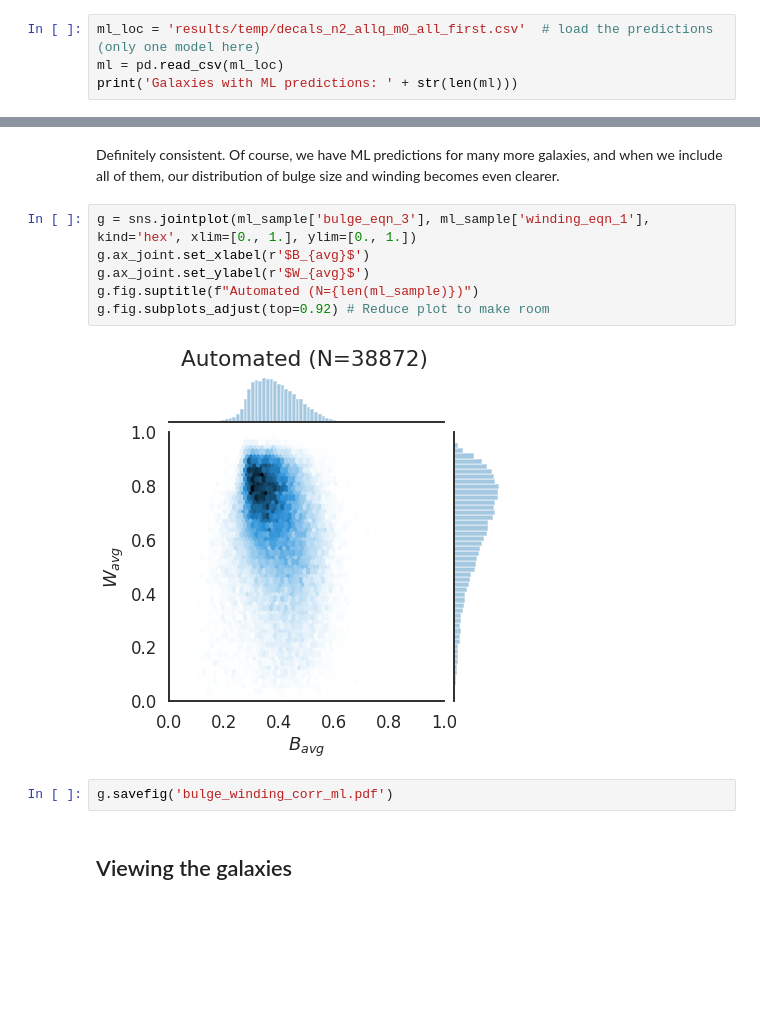
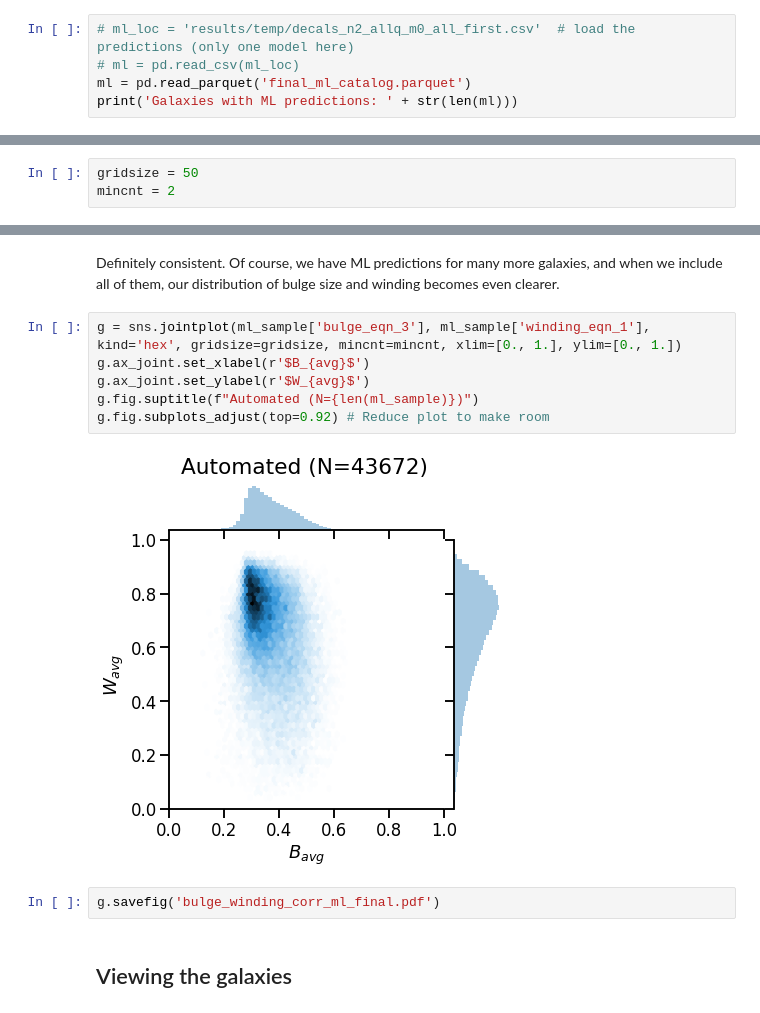
Before and after one commit to colinleach/zoobot, a Jupyter notebook: notebooks/catalogs/gz_demo.ipynb, the cells around one changed output, grey strips where cells are left out. Drawn from its saved outputs; the diff is of its cells as text; blank space fills up the shorter version.

```diff
--- a/notebooks/catalogs/gz_demo.ipynb
+++ b/notebooks/catalogs/gz_demo.ipynb
@@ -183,7 +186,8 @@ Let's see how to load and use the ML predictions, and then compare with the volu
 # %% [markdown]
 Load the ML predictions as a DataFrame:
 # %%
-ml_loc = 'results/temp/decals_n2_allq_m0_all_first.csv'  # load the predictions (only one model here)
-ml = pd.read_csv(ml_loc)
+# ml_loc = 'results/temp/decals_n2_allq_m0_all_first.csv'  # load the predictions (only one model here)
+# ml = pd.read_csv(ml_loc)
+ml = pd.read_parquet('final_ml_catalog.parquet')
 print('Galaxies with ML predictions: ' + str(len(ml)))
 # %% [output]
@@ -220,4 +228,7 @@ See the caveats in the documentation: https://pandas.pydata.org/pandas-docs/stab
 Looks very similar, only with more galaxies. Let's compare the volunteer and ML predictions directly.
 # %%
 sns.set_context('talk')
+# %%
+gridsize = 50
+mincnt = 2
 # %%
@@ -244,15 +265,15 @@ g.savefig('bulge_winding_corr_ml_limited.pdf')
 # %% [markdown]
 Definitely consistent. Of course, we have ML predictions for many more galaxies, and when we include all of them, our distribution of bulge size and winding becomes even clearer.
 # %%
-g = sns.jointplot(ml_sample['bulge_eqn_3'], ml_sample['winding_eqn_1'], kind='hex', xlim=[0., 1.], ylim=[0., 1.])
+g = sns.jointplot(ml_sample['bulge_eqn_3'], ml_sample['winding_eqn_1'], kind='hex', gridsize=gridsize, mincnt=mincnt, xlim=[0., 1.], ylim=[0., 1.])
 g.ax_joint.set_xlabel(r'$B_{avg}$')
 g.ax_joint.set_ylabel(r'$W_{avg}$')
 g.fig.suptitle(f"Automated (N={len(ml_sample)})")
 g.fig.subplots_adjust(top=0.92) # Reduce plot to make room
 # %% [output]
-[figure, old version]
+[figure, new version]
 # %%
-g.savefig('bulge_winding_corr_ml.pdf')
+g.savefig('bulge_winding_corr_ml_final.pdf')
 # %% [markdown]
 ## Viewing the galaxies
 # %%
```
Also changed, not shown: parts of 20 cells of this notebook, 20 other files.
